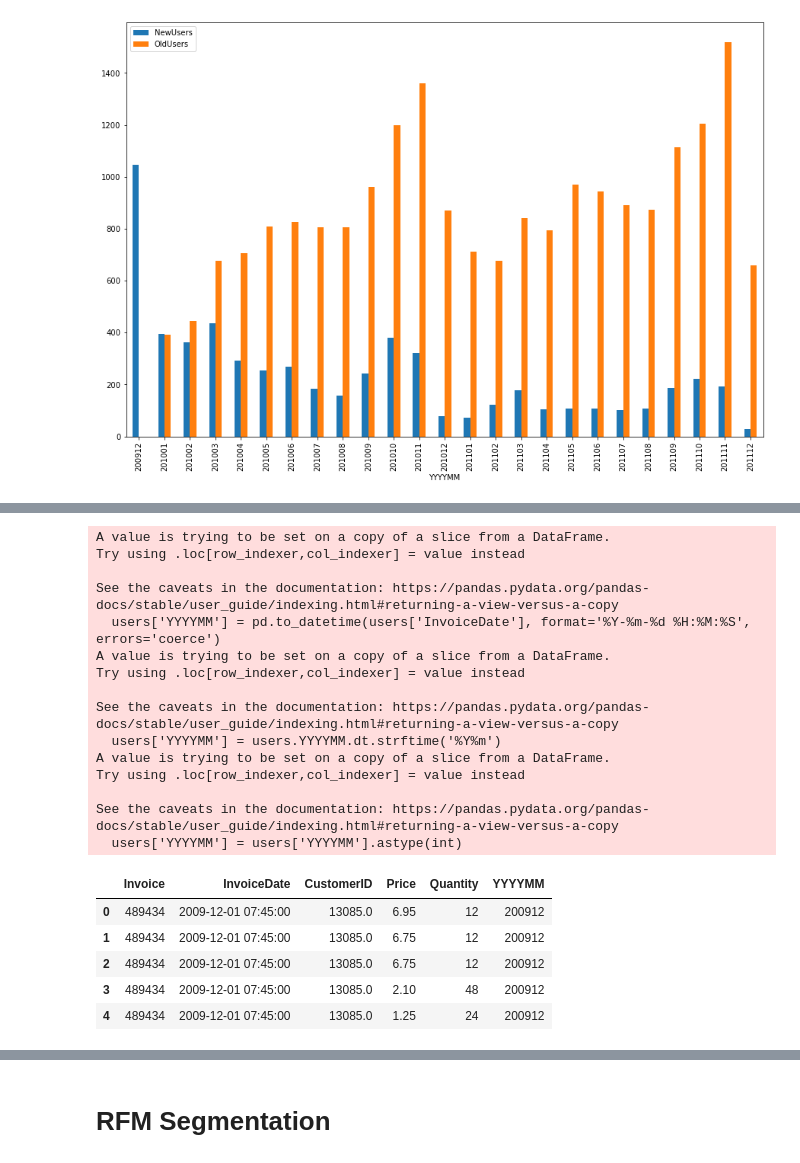
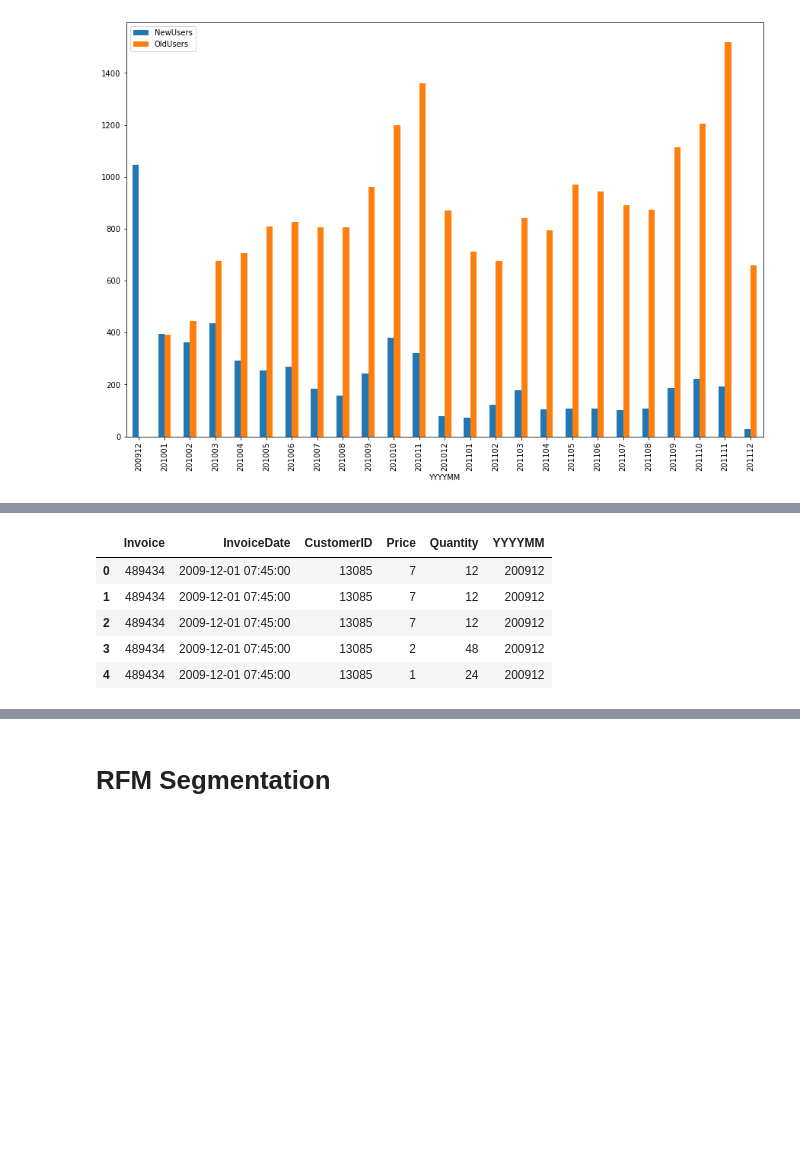
Before and after one commit to jarviscanada/jarvis_data_eng_JoshWessel, a Jupyter notebook: python_data_analytics/retail_data_analytics_wrangling.ipynb, the cells around one changed output, grey strips where cells are left out. Saved outputs shown, nothing was run; the diff lists cells and outputs as text; code cells hidden in the pictures; blank space fills up the shorter version.

Commit message:
Completed Data Analytics

```diff
--- a/python_data_analytics/retail_data_analytics_wrangling.ipynb
+++ b/python_data_analytics/retail_data_analytics_wrangling.ipynb
@@ -703,34 +703,20 @@ Note: To simplify the problem, let's keep all placed and canceled orders.
 ![](https://i.imgur.com/sXFIg6u.jpg)
 # %%
 users = retail_df[['Invoice','InvoiceDate','CustomerID','Price','Quantity']]
+users = users[users['Quantity'] > 0]
+users = users[users['Price'] > 0]
 users['YYYYMM'] = pd.to_datetime(users['InvoiceDate'], format='%Y-%m-%d %H:%M:%S', errors='coerce')
 #sales.dropna()
 users['YYYYMM'] = users.YYYYMM.dt.strftime('%Y%m')
 users['YYYYMM'] = users['YYYYMM'].astype(int)
-#users = users.drop(['InvoiceDate'],axis=1)
 users.head()
 # %% [output]
-A value is trying to be set on a copy of a slice from a DataFrame.
-Try using .loc[row_indexer,col_indexer] = value instead
-
-See the caveats in the documentation: https://pandas.pydata.org/pandas-docs/stable/user_guide/indexing.html#returning-a-view-versus-a-copy
-  users['YYYYMM'] = pd.to_datetime(users['InvoiceDate'], format='%Y-%m-%d %H:%M:%S', errors='coerce')
-A value is trying to be set on a copy of a slice from a DataFrame.
-Try using .loc[row_indexer,col_indexer] = value instead
-
-See the caveats in the documentation: https://pandas.pydata.org/pandas-docs/stable/user_guide/indexing.html#returning-a-view-versus-a-copy
-  users['YYYYMM'] = users.YYYYMM.dt.strftime('%Y%m')
-A value is trying to be set on a copy of a slice from a DataFrame.
-Try using .loc[row_indexer,col_indexer] = value instead
-
-See the caveats in the documentation: https://pandas.pydata.org/pandas-docs/stable/user_guide/indexing.html#returning-a-view-versus-a-copy
-  users['YYYYMM'] = users['YYYYMM'].astype(int)
 |  | Invoice | InvoiceDate | CustomerID | Price | Quantity | YYYYMM |
-| 0 | 489434 | 2009-12-01 07:45:00 | 13085.0 | 6.95 | 12 | 200912 |
-| 1 | 489434 | 2009-12-01 07:45:00 | 13085.0 | 6.75 | 12 | 200912 |
-| 2 | 489434 | 2009-12-01 07:45:00 | 13085.0 | 6.75 | 12 | 200912 |
-| 3 | 489434 | 2009-12-01 07:45:00 | 13085.0 | 2.10 | 48 | 200912 |
-| 4 | 489434 | 2009-12-01 07:45:00 | 13085.0 | 1.25 | 24 | 200912 |
+| 0 | 489434 | 2009-12-01 07:45:00 | 13085 | 7 | 12 | 200912 |
+| 1 | 489434 | 2009-12-01 07:45:00 | 13085 | 7 | 12 | 200912 |
+| 2 | 489434 | 2009-12-01 07:45:00 | 13085 | 7 | 12 | 200912 |
+| 3 | 489434 | 2009-12-01 07:45:00 | 13085 | 2 | 48 | 200912 |
+| 4 | 489434 | 2009-12-01 07:45:00 | 13085 | 1 | 24 | 200912 |
 # %%
 last_purchases = users[['CustomerID','YYYYMM']]
 last_purchases = last_purchases.groupby(['CustomerID']).max()
```
Also changed, not shown: parts of 11 cells of this notebook.
